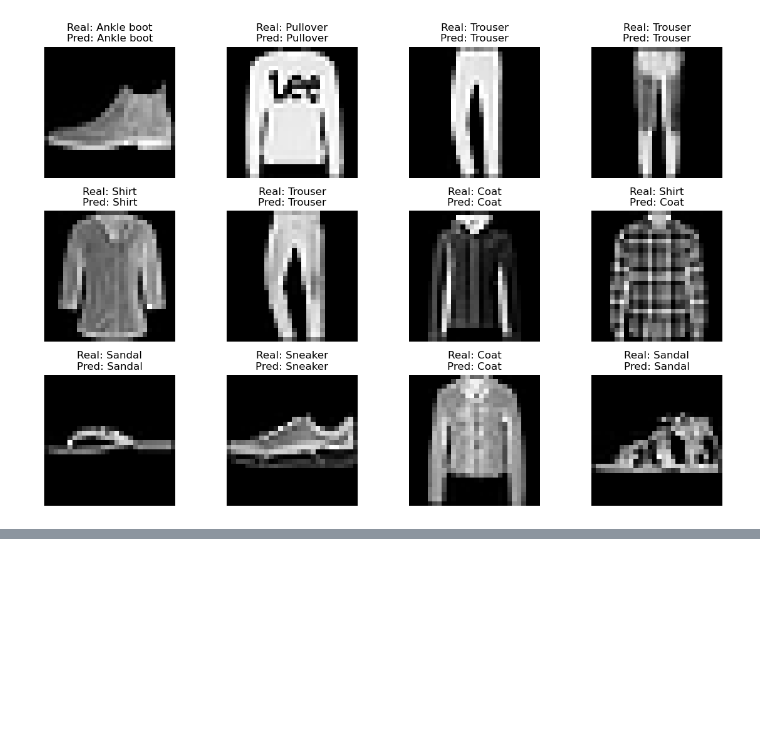
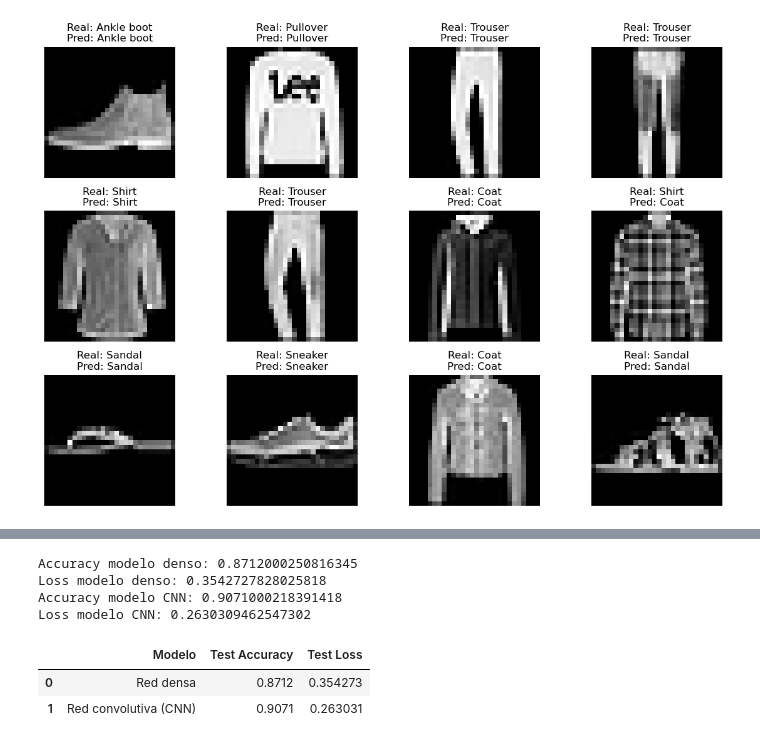
Before and after one commit to KazterING/ABP-8, a Jupyter notebook: Untitled-1.ipynb, the cells around one changed output, grey strips where cells are left out. Drawn from its saved outputs; the diff is of its cells as text; code cells hidden in the pictures; blank space fills up the shorter version.

```diff
--- a/Untitled-1.ipynb
+++ b/Untitled-1.ipynb
@@ -441,0 +447,25 @@ plt.show()
+# %%
+print("Accuracy modelo denso:", test_acc)
+print("Loss modelo denso:", test_loss)
+
+print("Accuracy modelo CNN:", test_acc_cnn)
+print("Loss modelo CNN:", test_loss_cnn)
+# %% [output]
+Accuracy modelo denso: 0.8712000250816345
+Loss modelo denso: 0.3542727828025818
+Accuracy modelo CNN: 0.9071000218391418
+Loss modelo CNN: 0.2630309462547302
+# %%
+import pandas as pd
+
+comparison_df = pd.DataFrame({
+    "Modelo": ["Red densa", "Red convolutiva (CNN)"],
+    "Test Accuracy": [test_acc, test_acc_cnn],
+    "Test Loss": [test_loss, test_loss_cnn]
+})
+
+comparison_df
+# %% [output]
+|  | Modelo | Test Accuracy | Test Loss |
+| 0 | Red densa | 0.8712 | 0.354273 |
+| 1 | Red convolutiva (CNN) | 0.9071 | 0.263031 |
```
Also changed, not shown: parts of 4 cells of this notebook.
